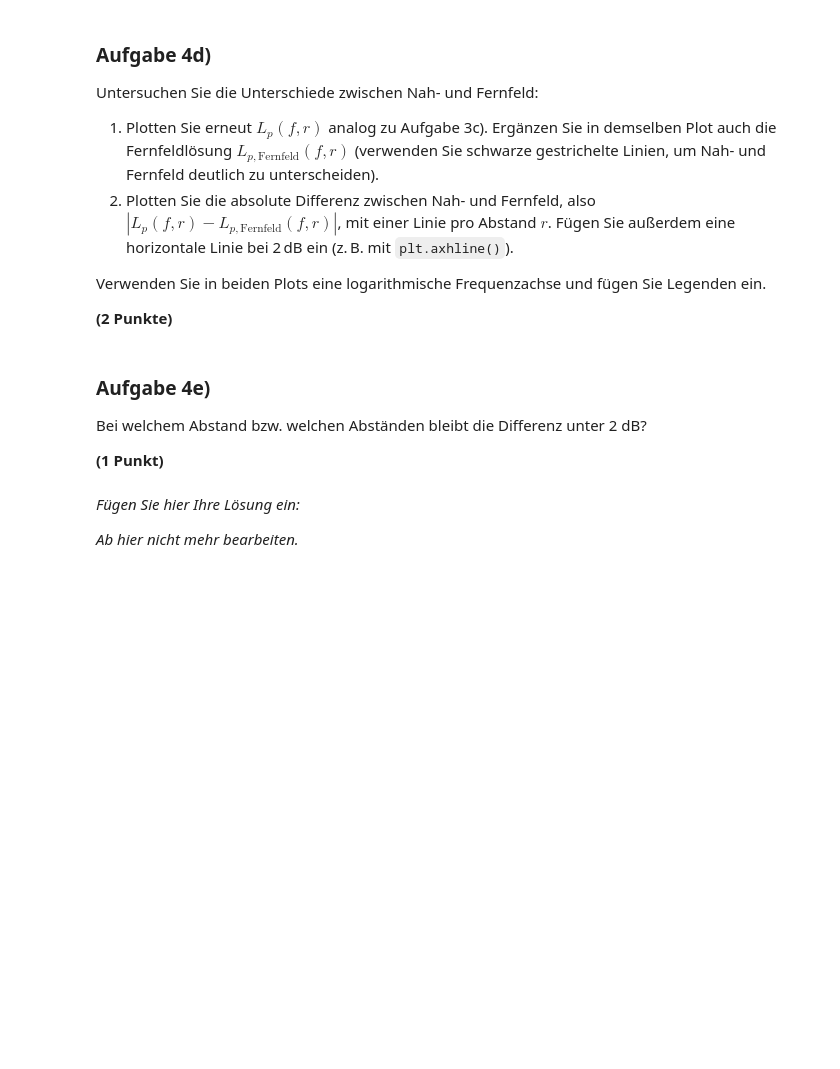
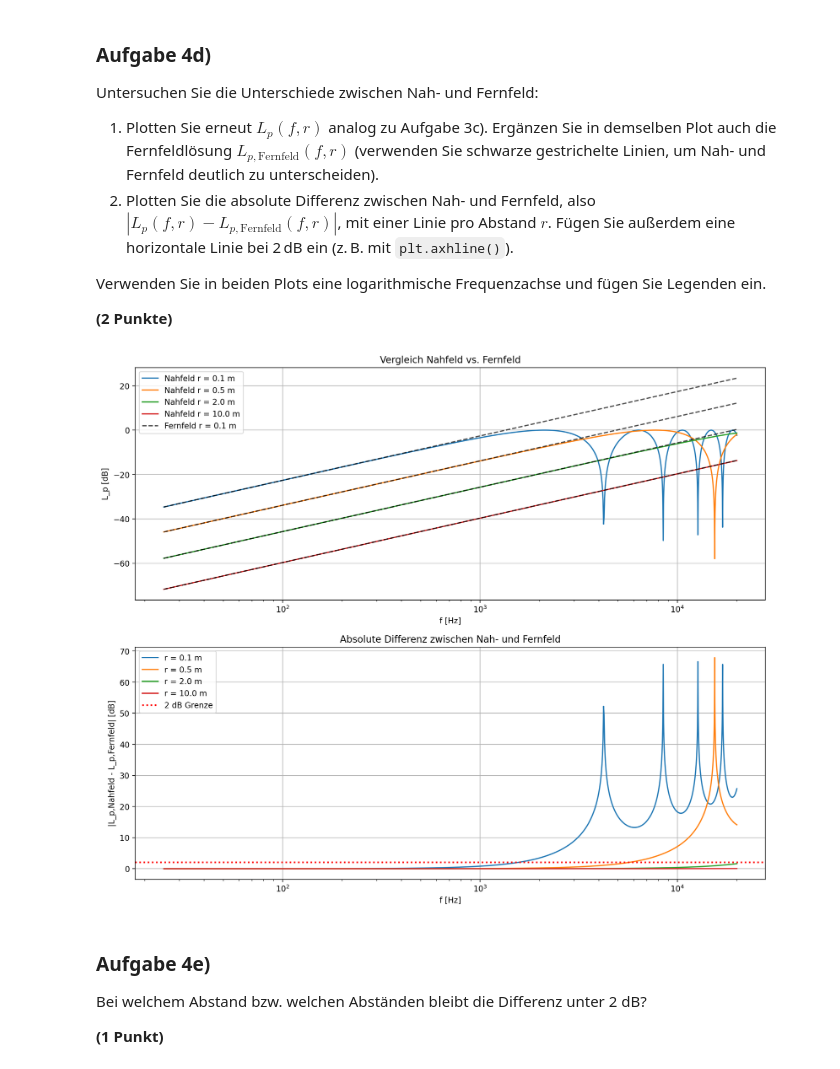
Before and after one commit to Comrad3J/Elektroakustik-SoSe2025-GruppeN, a Jupyter notebook: hausafugabe_2/Elektroakustik_HA2.ipynb, the cells around one changed output. Cells and saved outputs as stored; diff of their text form; code cells hidden in the pictures; blank space fills up the shorter version.

```diff
--- a/hausafugabe_2/Elektroakustik_HA2.ipynb
+++ b/hausafugabe_2/Elektroakustik_HA2.ipynb
@@ -524,7 +582,13 @@ Berechnen Sie die entsprechenden Schalldruckpegel im Fernfeld $L_{p, \mathrm{Fer
 **(1 Punkt)**
 # %%
 # Fügen Sie hier Ihre Lösung ein:
-raise NotImplementedError("Löschen Sie diese Zeile")
+
+# Berechnung des Betrags des Fernfeld-Schalldrucks basierend auf Aufgabe 4a
+p_abs_fernfeld = K / R
+
+# Berechnung des entsprechenden Schalldruckpegels
+Lp_fernfeld = 20 * np.log10(p_abs_fernfeld)
+
 # Ab hier nicht mehr bearbeiten.
 # %%
 # DIESE ZELLE NICHT BEARBEITEN
@@ -557,3 +617,13 @@ raise NotImplementedError("Löschen Sie diese Zeile")
+# %%
+# Fügen Sie hier Ihre Lösung ein:
+
+for i in range(len(r)):
+    # Differenz bei kleinster Wellenzahl berechnen
+    k_min_dif = Lp[0, i] - Lp_fernfeld[0, i]
+    # Gesamten Frequenzgang für diesen Abstand korrigieren
+    Lp_fernfeld[:, i] = Lp_fernfeld[:, i] + k_min_dif
+
+# Ab hier nicht mehr bearbeiten.
 # %%
 # DIESE ZELLE NICHT BEARBEITEN
 ### BEGIN TESTS
@@ -586,10 +651,47 @@ plt.show()
+# %%
+# Fügen Sie hier Ihre Lösung ein:
+
+# Plot 1: Vergleich Nahfeld vs. Fernfeld
+plt.figure(figsize=(12, 10))
+
+plt.subplot(2, 1, 1)
+# Nahfeld (durchgezogene Linien)
+for i, distance in enumerate(r):
+    plt.semilogx(freq, Lp[:, i], label=f'Nahfeld r = {distance} m')
+
+# Fernfeld (gestrichelte schwarze Linien)
+for i, distance in enumerate(r):
+    plt.semilogx(freq, Lp_fernfeld[:, i], 'k--', alpha=0.7, label=f'Fernfeld r = {distance} m' if i == 0 else "")
+
+plt.xlabel('f [Hz]')
+plt.ylabel('L_p [dB]')
+plt.title('Vergleich Nahfeld vs. Fernfeld')
+plt.legend()
+plt.grid(True)
+
+# Plot 2: Absolute Differenz zwischen Nah- und Fernfeld
+plt.subplot(2, 1, 2)
+for i, distance in enumerate(r):
+    diff = np.abs(Lp[:, i] - Lp_fernfeld[:, i])
+    plt.semilogx(freq, diff, label=f'r = {distance} m')
+
+# 2 dB Referenzlinie
+plt.axhline(y=2, color='red', linestyle=':', linewidth=2, label='2 dB Grenze')
+
+plt.xlabel('f [Hz]')
+plt.ylabel('|L_p,Nahfeld - L_p,Fernfeld| [dB]')
+plt.title('Absolute Differenz zwischen Nah- und Fernfeld')
+plt.legend()
+plt.grid(True)
+
+plt.tight_layout()
+
+# Ab hier nicht mehr bearbeiten.
+plt.show()
+# %% [output]
+[figure, added]
 # %% [markdown]
 ### Aufgabe 4e)
 Bei welchem Abstand bzw. welchen Abständen bleibt die Differenz unter 2 dB?
 
 **(1 Punkt)**
-# %% [markdown]
-*Fügen Sie hier Ihre Lösung ein:*
-
-
-*Ab hier nicht mehr bearbeiten.*
```
Also changed, not shown: parts of 12 cells of this notebook.
